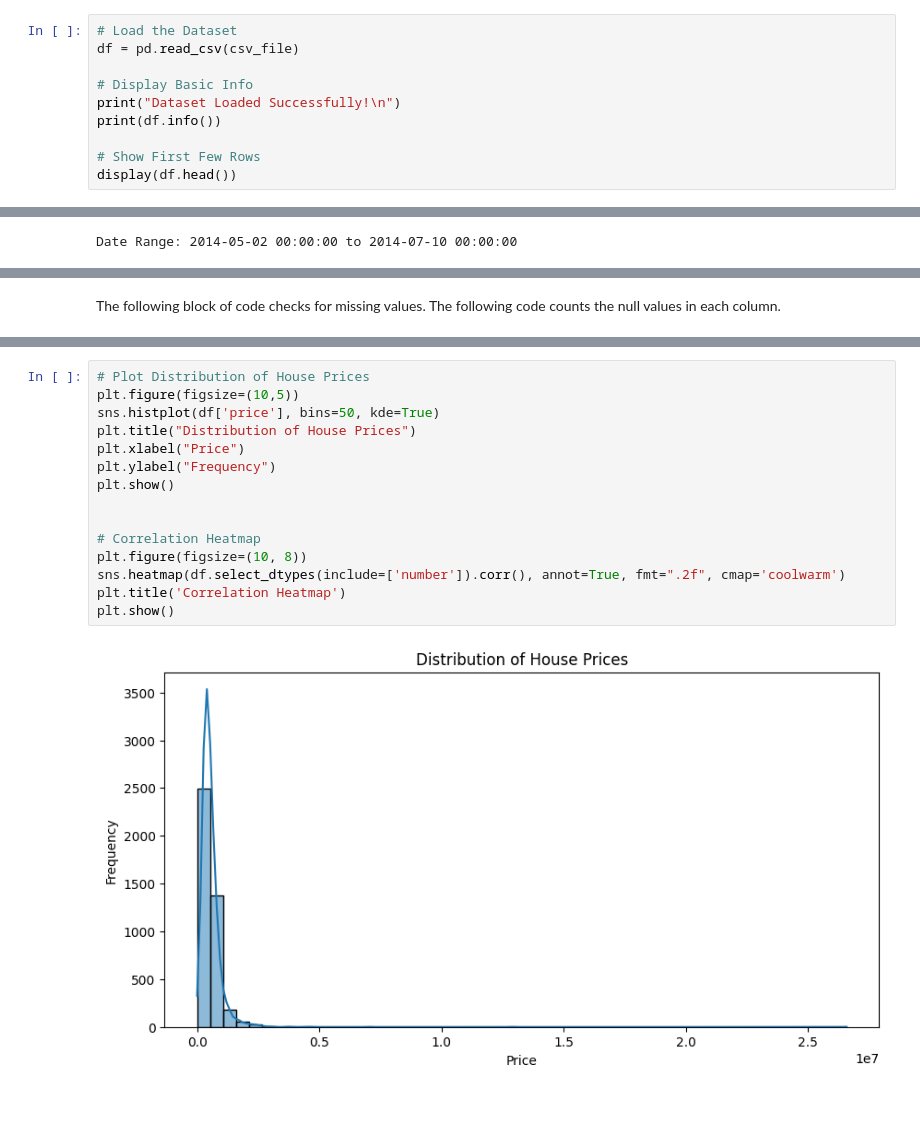
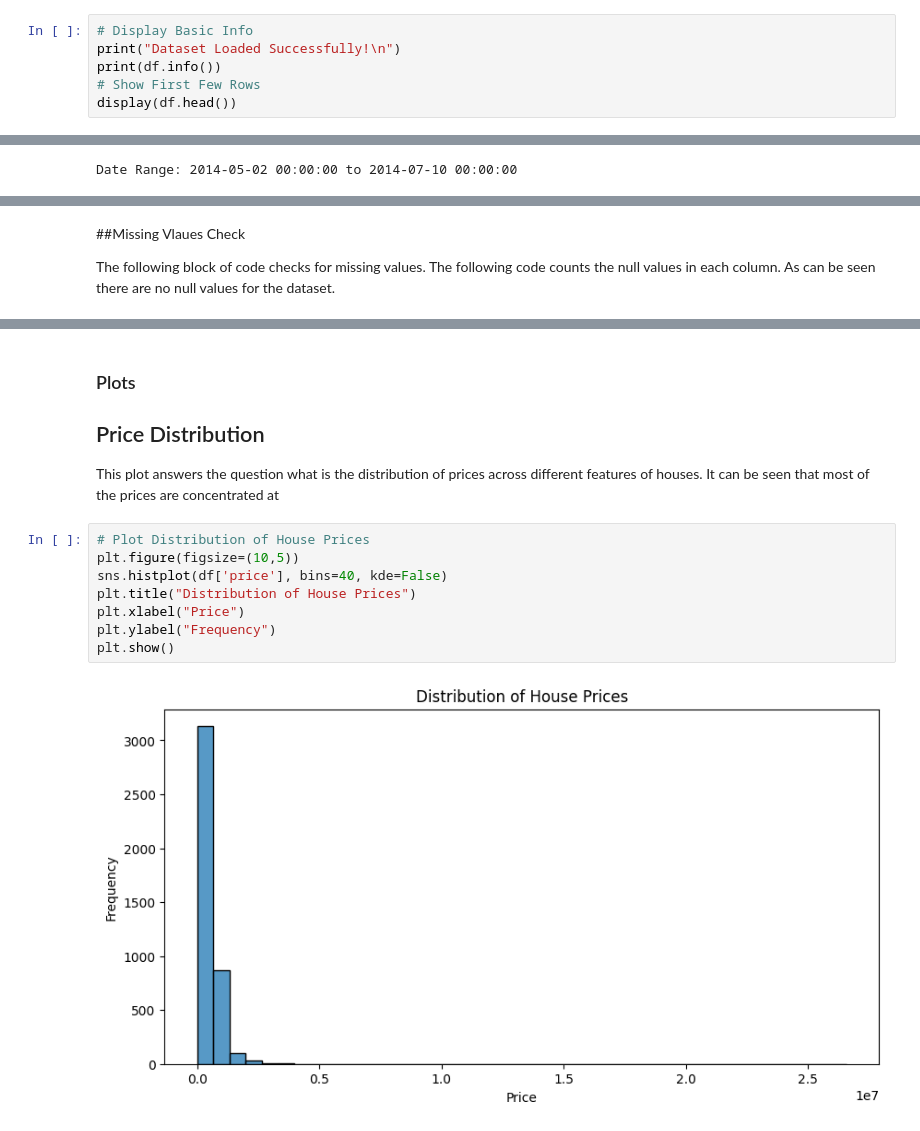
Before and after one commit to Tsiiii24/Getting_into_Business, a Jupyter notebook: Capstonesub.ipynb, the cells around one changed output, grey strips where cells are left out. Drawn from its saved outputs; the diff is of its cells as text; blank space fills up the shorter version.

```diff
--- a/Capstonesub.ipynb
+++ b/Capstonesub.ipynb
@@ -66,11 +112,7 @@ The block of code below loads the data sets and alerts the user that the data ha
 # %%
-# Load the Dataset
-df = pd.read_csv(csv_file)
-
 # Display Basic Info
 print("Dataset Loaded Successfully!\n")
 print(df.info())
-
 # Show First Few Rows
 display(df.head())
 # %% [output]
@@ -202,5 +239,7 @@ Summary Statistics:
 # %% [markdown]
-The following block of code checks for missing values. The following code counts the null values in each column.
+##Missing Vlaues Check
+
+The following block of code checks for missing values. The following code counts the null values in each column. As can be seen there are no null values for the dataset.
 # %%
 # Check for Missing Values
 print("\nMissing Values in Each Column:")
@@ -226,20 +265,18 @@ city             0
 statezip         0
 country          0
 dtype: int64
+# %% [markdown]
+### Plots
+
+## Price Distribution
+This plot answers the question what is the distribution of prices across different features of houses. It can be seen that most of the prices are concentrated at
 # %%
 # Plot Distribution of House Prices
 plt.figure(figsize=(10,5))
-sns.histplot(df['price'], bins=50, kde=True)
+sns.histplot(df['price'], bins=40, kde=False)
 plt.title("Distribution of House Prices")
 plt.xlabel("Price")
 plt.ylabel("Frequency")
 plt.show()
-
-
-# Correlation Heatmap
-plt.figure(figsize=(10, 8))
-sns.heatmap(df.select_dtypes(include=['number']).corr(), annot=True, fmt=".2f", cmap='coolwarm')
-plt.title('Correlation Heatmap')
-plt.show()
 # %% [output]
-[figure, old version]
+[figure, new version]
```
Also changed, not shown: parts of 16 cells of this notebook.
